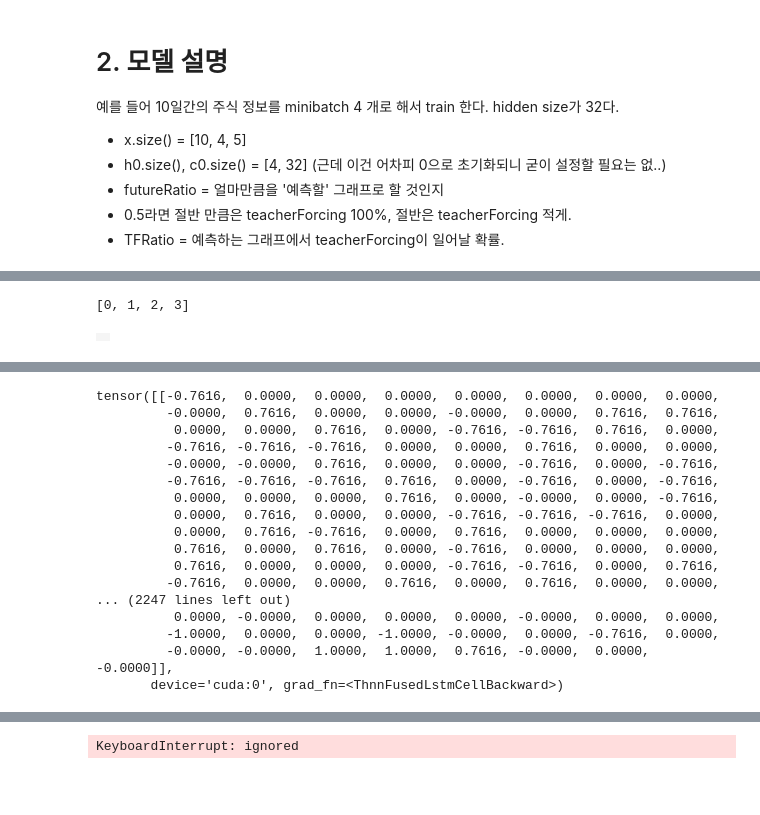
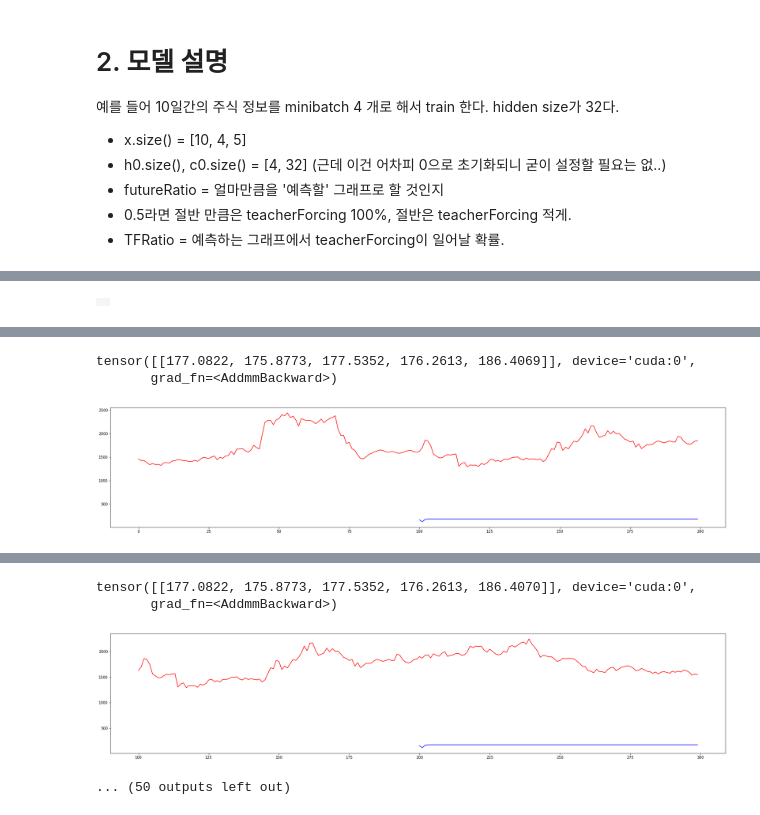
Before and after one commit to Kicory/ML_StockPJ, a Jupyter notebook: Notebook/TheGrandPredictor.ipynb, the cells around one changed output, grey strips where cells are left out. Drawn from its saved outputs; the diff is of its cells as text; code cells hidden in the pictures; blank space fills up the shorter version.

```diff
--- a/Notebook/TheGrandPredictor.ipynb
+++ b/Notebook/TheGrandPredictor.ipynb
@@ -157,6 +152,10 @@ def predictorTrainer(predictor, x, futureRatio=0.5, TFRatio=0.5):
       output.append(prevPrediction.clone())
 
     return torch.stack(output)
+# %%
+maxEpoch = 10
+batchSize = 32
+seqLen = 20
 # %%
 # Training process
 
@@ -166,22 +165,20 @@ predictor.train()
 losses = []
 prices = []
 
-for epoch in range(1):
-  reader = getInputData(os.path.join(data_dir, '000020.KS.csv'), 100, 1)
+for epoch in range(maxEpoch):
+  reader = getInputData(os.path.join(data_dir, '000020.KS.csv'), seqLen, batchSize)
   predictor.train()
   for data in reader:
     it = it + 1
     data = data.to(device);
-
     esti = predictorTrainer(predictor, data, 0.5, 0.5)
-
-    loss = F.mse_loss(esti[:, :, 3], data[:, :, 3])
-    prices += esti[:, :, 3].cpu().detach().view(100).tolist()
+    loss = F.mse_loss(esti, data)
+    #prices += esti[:, :, 3].cpu().detach().view(seqSize).tolist()
     optimizer.zero_grad()
     loss.backward()
     optimizer.step()
     losses.append(loss.item())
 
 plt.figure(figsize=(25, 6))
-plt.plot(prices, label='train loss')
+plt.plot(losses, label='train loss')
 # %% [output]
@@ -190,14 +203,8 @@ plt.plot(prices, label='train loss')
 # %%
 def testDataLoader(theFile):
-  reader = pd.read_csv(theFile, sep=',', chunksize=1, usecols=[1, 2, 3, 4, 5])
+  reader = pd.read_csv(theFile, sep=',', chunksize=1, usecols=UsingCols)
   for chunk in reader:
     yield torch.Tensor(chunk.to_numpy())
-# %%
-startDay = max(0, -3)
-xAxis = [i for i in range(0, 4)]
-xAxis
-# %% [output]
-[0, 1, 2, 3]
 # %%
 from google.colab import widgets
 
@@ -222,7 +229,7 @@ def drawStepFig(trueCnt, estiCnt, grid):
     dayCnt = dayCnt + 1
 
     data = data.to(device)
-    trueVals.append(data[0][3].item())
+    trueVals.append(data[0][0].item())
     trueData.append(data)
     trueLen = trueLen + 1
 
@@ -237,22 +244,23 @@ def drawStepFig(trueCnt, estiCnt, grid):
 
 
     estiVals.clear()
-    futureH = h.clone()
-    futureC = c.clone()
+    futureH = None
+    futureC = None
     for day in range(estiCnt - 1):
-      estiVals.append(estiData[0][3].item())
+      estiVals.append(estiData[0][0].item())
       estiData, futureH, futureC = predictor(estiData, futureH, futureC)
-    estiVals.append(estiData[0][3].item())
+    estiVals.append(estiData[0][0].item())
 
     startDay = max(0, dayCnt - (fullLen))
     endDay = max(dayCnt, fullLen)
     xAxis = [i for i in range(startDay, endDay)]
 
-    if False and dayCnt % 100 == 0:
+    if dayCnt % 100 == 0:
       with grid.output_to(0, 0):
         plt.figure(figsize=(30, 6))
         plt.plot(xAxis, trueVals + [None for i in range(fullLen - trueLen)], '-r')
         plt.plot(xAxis, [None for i in range(trueCnt)] + estiVals, '-b')
+        print(estiData)
         plt.show()
 
 grid = widgets.Grid(1, 1)
@@ -262,17 +273,3 @@ drawStepFig(100, 100, grid);
-tensor([[-0.7616,  0.0000,  0.0000,  0.0000,  0.0000,  0.0000,  0.0000,  0.0000,
-         -0.0000,  0.7616,  0.0000,  0.0000, -0.0000,  0.0000,  0.7616,  0.7616,
-          0.0000,  0.0000,  0.7616,  0.0000, -0.7616, -0.7616,  0.7616,  0.0000,
-         -0.7616, -0.7616, -0.7616,  0.0000,  0.0000,  0.7616,  0.0000,  0.0000,
-         -0.0000, -0.0000,  0.7616,  0.0000,  0.0000, -0.7616,  0.0000, -0.7616,
-         -0.7616, -0.7616, -0.7616,  0.7616,  0.0000, -0.7616,  0.0000, -0.7616,
-          0.0000,  0.0000,  0.0000,  0.7616,  0.0000, -0.0000,  0.0000, -0.7616,
-          0.0000,  0.7616,  0.0000,  0.0000, -0.7616, -0.7616, -0.7616,  0.0000,
-          0.0000,  0.7616, -0.7616,  0.0000,  0.7616,  0.0000,  0.0000,  0.0000,
-          0.7616,  0.0000,  0.7616,  0.0000, -0.7616,  0.0000,  0.0000,  0.0000,
-          0.7616,  0.0000,  0.0000,  0.0000, -0.7616, -0.7616,  0.0000,  0.7616,
-         -0.7616,  0.0000,  0.0000,  0.7616,  0.0000,  0.7616,  0.0000,  0.0000,
-... (2247 lines left out)
-          0.0000, -0.0000,  0.0000,  0.0000,  0.0000, -0.0000,  0.0000,  0.0000,
-         -1.0000,  0.0000,  0.0000, -1.0000, -0.0000,  0.0000, -0.7616,  0.0000,
-         -0.0000, -0.0000,  1.0000,  1.0000,  0.7616, -0.0000,  0.0000, -0.0000]],
-       device='cuda:0', grad_fn=<ThnnFusedLstmCellBackward>)
+tensor([[177.0822, 175.8773, 177.5352, 176.2613, 186.4069]], device='cuda:0',
+       grad_fn=<AddmmBackward>)
+[figure, added]
@@ -279,3 +280,6 @@ tensor([[-0.7616,  0.0000,  0.0000,  0.0000,  0.0000,  0.0000,  0.0000,  0.0000,
-KeyboardInterrupt: ignored
+tensor([[177.0822, 175.8773, 177.5352, 176.2613, 186.4070]], device='cuda:0',
+       grad_fn=<AddmmBackward>)
+[figure, added]
+... (50 outputs left out)
 # %%
 import plotly
```
Also changed, not shown: parts of 10 cells of this notebook.
